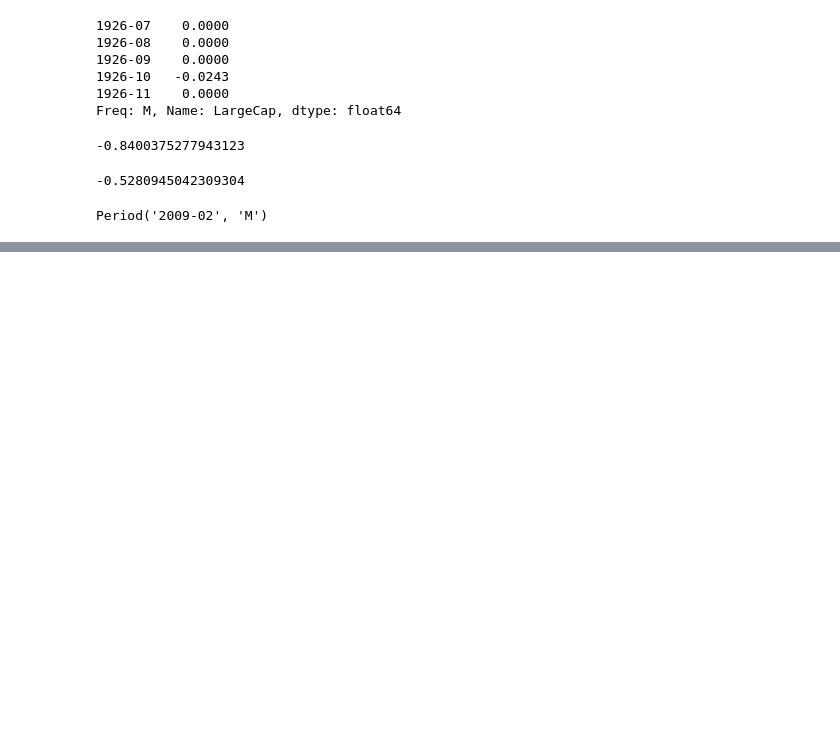
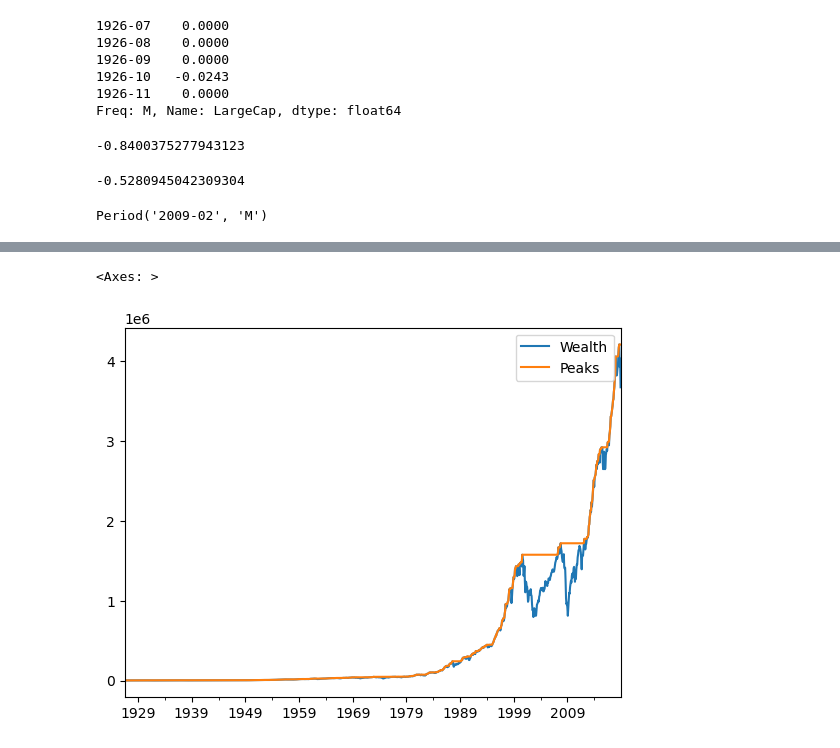
Before and after one commit to ahmet794/Investment-Banking-Asset-Management, a Jupyter notebook: Labs Week 1.ipynb, the cells around one changed output, grey strips where cells are left out. Drawn from its saved outputs; the diff is of its cells as text; code cells hidden in the pictures; blank space fills up the shorter version.

```diff
--- a/Labs Week 1.ipynb
+++ b/Labs Week 1.ipynb
@@ -557,7 +557,7 @@ def drawdown(return_series: pd.Series):
     percent drawdowns
     """
 
-    wealth_index = 1000*(1+return_series).cumpod()
+    wealth_index = 1000*(1+return_series).cumprod()
     previous_peaks = wealth_index.cummax()
     drawdowns = (wealth_index - previous_peaks)/previous_peaks
 
@@ -568,0 +587,5 @@ def drawdown(return_series: pd.Series):
+# %%
+drawdown(rets["LargeCap"])[["Wealth", "Peaks"]].plot()
+# %% [output]
+<Axes: >
+[figure, added]
```
Also changed, not shown: parts of 12 cells of this notebook.
